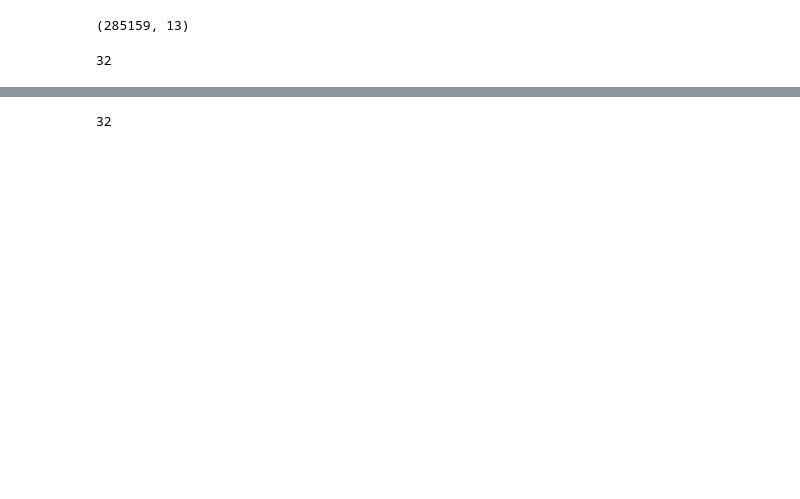
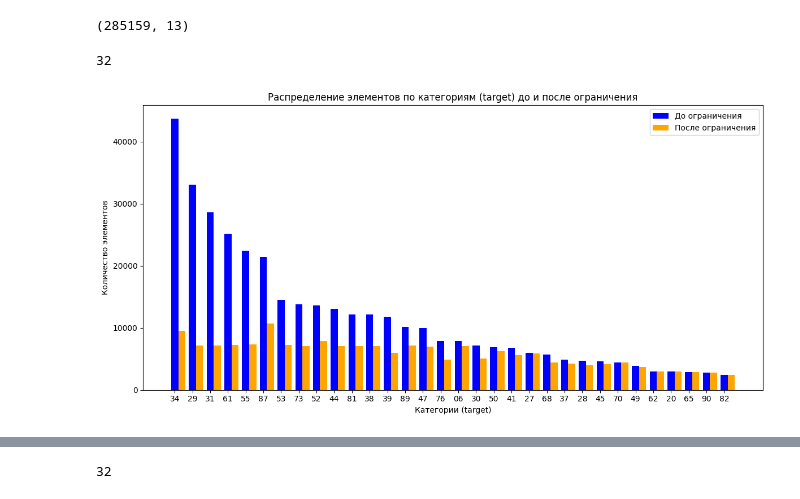
Before and after one commit to vvzunin/GRNTIClass, a Jupyter notebook: src/train_test_bert1-2-2_aug.ipynb, the cells around one changed output, grey strips where cells are left out. Drawn from its saved outputs; the diff is of its cells as text; code cells hidden in the pictures; blank space fills up the shorter version.

Commit message:
test base

```diff
--- a/src/train_test_bert1-2-2_aug.ipynb
+++ b/src/train_test_bert1-2-2_aug.ipynb
@@ -47,7 +47,7 @@ r = 16
 lora_alpha = 16
 lora_dropout = 0.05
 # %%
-base_name = "results_7_no_lora/"
+base_name = "aleksandr_test_base/"
 number_of_delteted_values = 15
 minimal_number_of_elements_RGNTI2 = 1
 minimal_number_of_words = 10
@@ -104,3 +104,79 @@ n_classes
 # target_count = pd.Series((np.concatenate(df['target'].values))).value_counts()
 # %%
 # target_count.values/ sum(target_count.values).sum()
+# %%
+import pandas as pd
+import numpy as np
+from collections import defaultdict
+import matplotlib.pyplot as plt
+
+# Классы, которые нельзя обрезать
+protected_classes = {'20', '62', '65', '70', '90'}
+
+# Лимит на остальные классы
+limit = 7000
+
+# Шаг 1: Перемешиваем датафрейм
+df = df.sample(frac=1, random_state=42).reset_index(drop=True)
+
+# Шаг 2: Создаем два датафрейма:
+# - protected_df: для строк с protected_classes
+# - filtered_df: для остальных строк
+protected_mask = df['target'].apply(lambda x: any(t in protected_classes for t in x))
+protected_df = df[protected_mask].copy()
+filtered_df = df[~protected_mask].copy()
+
+# Шаг 3: Обрабатываем filtered_df с лимитами
+target_counts = defaultdict(int)
+other_df = []
+
+for _, row in filtered_df.iterrows():
+    targets = row['target']
+
+    # Проверяем лимиты только для незащищенных классов
+    can_add = True
+    for t in targets:
+        if target_counts[t] >= limit:
+            can_add = False
+            break
+    if can_add:
+        other_df.append(row)
+        for t in targets:
+            target_counts[t] += 1
+
+# Шаг 4: Объединяем результаты
+limited_df = pd.concat([protected_df, pd.DataFrame(other_df)], ignore_index=True)
+
+# Подсчет количества по категориям
+def count_targets(df_target):
+    counts = defaultdict(int)
+    for targets in df_target['target']:
+        for t in targets:
+            counts[t] += 1
+    return counts
+
+original_counts = count_targets(df)
+limited_counts = count_targets(limited_df)
+
+# Сортировка категорий по убыванию original_counts
+categories = sorted(original_counts.keys(), key=lambda x: original_counts[x], reverse=True)
+
+# Формирование значений для графика
+original_vals = [original_counts.get(c, 0) for c in categories]
+limited_vals = [limited_counts.get(c, 0) for c in categories]
+
+# Построение графика
+x = range(len(categories))
+
+plt.figure(figsize=(12, 6))
+plt.bar(x, original_vals, width=0.4, label='До ограничения', color='blue')
+plt.bar([i + 0.4 for i in x], limited_vals, width=0.4, label='После ограничения', color='orange')
+plt.xticks(x, categories)
+plt.xlabel('Категории (target)')
+plt.ylabel('Количество элементов')
+plt.title('Распределение элементов по категориям (target) до и после ограничения')
+plt.legend()
+plt.tight_layout()
+plt.show()
+# %% [output]
+[figure, added]
```
Also changed, not shown: parts of 13 cells of this notebook, 37 other files.
